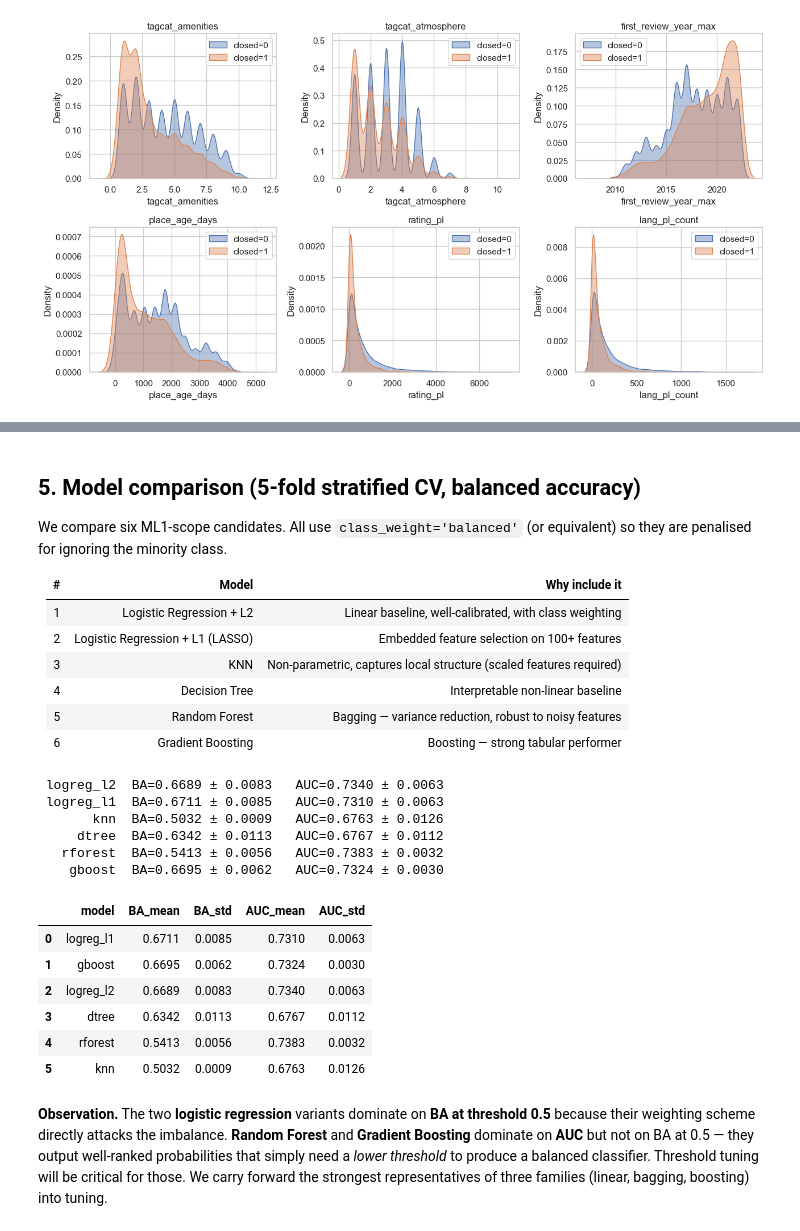
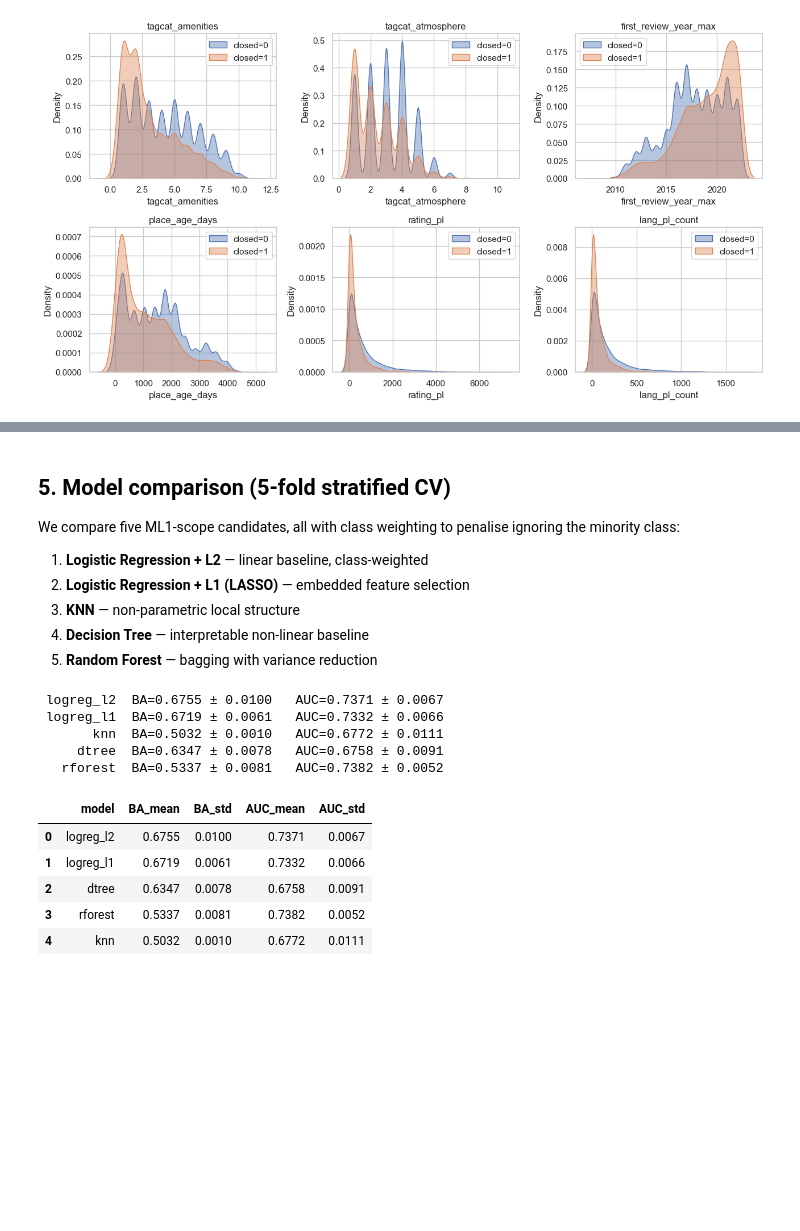
Before and after one commit to Osmi4/ml-restaurants-survival-classification, a Jupyter notebook: restaurant_survival.ipynb, the cells around one changed output, grey strips where cells are left out. Cells and saved outputs as stored; diff of their text form; code cells hidden in the pictures; blank space fills up the shorter version.

Commit message:
improve ba score

```diff
--- a/restaurant_survival.ipynb
+++ b/restaurant_survival.ipynb
@@ -302,78 +328,53 @@ train: (26636, 91) val: (6660, 91)
 # %% [markdown]
-## 5. Model comparison (5-fold stratified CV, balanced accuracy)
+## 5. Model comparison (5-fold stratified CV)
 
-We compare six ML1-scope candidates. All use `class_weight='balanced'` (or equivalent) so they are penalised for ignoring the minority class.
-
-| # | Model | Why include it |
-|---|---|---|
-| 1 | Logistic Regression + L2 | Linear baseline, well-calibrated, with class weighting |
-| 2 | Logistic Regression + L1 (LASSO) | Embedded feature selection on 100+ features |
-| 3 | KNN | Non-parametric, captures local structure (scaled features required) |
-| 4 | Decision Tree | Interpretable non-linear baseline |
-| 5 | Random Forest | Bagging — variance reduction, robust to noisy features |
-| 6 | Gradient Boosting | Boosting — strong tabular performer |
+We compare five ML1-scope candidates, all with class weighting to penalise ignoring the minority class:
+1. **Logistic Regression + L2** — linear baseline, class-weighted
+2. **Logistic Regression + L1 (LASSO)** — embedded feature selection
+3. **KNN** — non-parametric local structure
+4. **Decision Tree** — interpretable non-linear baseline
+5. **Random Forest** — bagging with variance reduction
 # %%
 candidates = {
     'logreg_l2': LogisticRegression(max_iter=3000, class_weight='balanced',
                                     C=1.0, solver='lbfgs', random_state=RNG),
     'logreg_l1': LogisticRegression(max_iter=3000, class_weight='balanced',
                                     penalty='l1', C=0.1, solver='liblinear', random_state=RNG),
     'knn':       KNeighborsClassifier(n_neighbors=25, weights='distance'),
     'dtree':     DecisionTreeClassifier(max_depth=8, min_samples_leaf=50,
                                         class_weight='balanced', random_state=RNG),
     'rforest':   RandomForestClassifier(n_estimators=500, min_samples_leaf=5,
                                         class_weight='balanced', n_jobs=-1, random_state=RNG),
-    'gboost':    GradientBoostingClassifier(n_estimators=300, max_depth=3,
-                                            learning_rate=0.05, random_state=RNG),
 }
 
 cv = StratifiedKFold(n_splits=5, shuffle=True, random_state=RNG)
 rows = []
 for name, est in candidates.items():
     pipe = Pipeline([('pre', preprocessor), ('clf', est)])
-    fit_params = {}
-    if name == 'gboost':
-        # GradientBoosting has no class_weight: pass sample_weight via fit_params
-        pos_w = (y_tr == 0).sum() / (y_tr == 1).sum()
-        sw = np.where(y_tr == 1, pos_w, 1.0)
-        fit_params = {'clf__sample_weight': sw}
-    ba  = cross_val_score(pipe, X_tr, y_tr, scoring='balanced_accuracy', cv=cv, n_jobs=-1,
-                          params=fit_params if fit_params else None) \
-          if hasattr(cross_val_score, '__defaults__') and False else None
-    # Use a manual CV loop to support sample_weight reliably
     bas, aucs = [], []
     for tr_idx, va_idx in cv.split(X_tr, y_tr):
         Xa, Xb = X_tr.iloc[tr_idx], X_tr.iloc[va_idx]
         ya, yb = y_tr.iloc[tr_idx], y_tr.iloc[va_idx]
-        if name == 'gboost':
-            pos_w = (ya == 0).sum() / (ya == 1).sum()
-            sw = np.where(ya == 1, pos_w, 1.0)
-            pipe.fit(Xa, ya, clf__sample_weight=sw)
-        else:
-            pipe.fit(Xa, ya)
+        pipe.fit(Xa, ya)
         p = pipe.predict_proba(Xb)[:, 1]
         bas.append(balanced_accuracy_score(yb, (p >= 0.5).astype(int)))
         aucs.append(roc_auc_score(yb, p))
     rows.append({'model': name,
                  'BA_mean': np.mean(bas), 'BA_std': np.std(bas),
                  'AUC_mean': np.mean(aucs), 'AUC_std': np.std(aucs)})
     print(f"{name:>10s}  BA={np.mean(bas):.4f} ± {np.std(bas):.4f}   AUC={np.mean(aucs):.4f} ± {np.std(aucs):.4f}")
 
 leaderboard = pd.DataFrame(rows).sort_values('BA_mean', ascending=False).reset_index(drop=True)
 leaderboard.round(4)
 # %% [output]
- logreg_l2  BA=0.6689 ± 0.0083   AUC=0.7340 ± 0.0063
- logreg_l1  BA=0.6711 ± 0.0085   AUC=0.7310 ± 0.0063
-       knn  BA=0.5032 ± 0.0009   AUC=0.6763 ± 0.0126
-     dtree  BA=0.6342 ± 0.0113   AUC=0.6767 ± 0.0112
-   rforest  BA=0.5413 ± 0.0056   AUC=0.7383 ± 0.0032
-    gboost  BA=0.6695 ± 0.0062   AUC=0.7324 ± 0.0030
+ logreg_l2  BA=0.6755 ± 0.0100   AUC=0.7371 ± 0.0067
+ logreg_l1  BA=0.6719 ± 0.0061   AUC=0.7332 ± 0.0066
+       knn  BA=0.5032 ± 0.0010   AUC=0.6772 ± 0.0111
+     dtree  BA=0.6347 ± 0.0078   AUC=0.6758 ± 0.0091
+   rforest  BA=0.5337 ± 0.0081   AUC=0.7382 ± 0.0052
 |  | model | BA_mean | BA_std | AUC_mean | AUC_std |
-| 0 | logreg_l1 | 0.6711 | 0.0085 | 0.7310 | 0.0063 |
-| 1 | gboost | 0.6695 | 0.0062 | 0.7324 | 0.0030 |
-| 2 | logreg_l2 | 0.6689 | 0.0083 | 0.7340 | 0.0063 |
-| 3 | dtree | 0.6342 | 0.0113 | 0.6767 | 0.0112 |
-| 4 | rforest | 0.5413 | 0.0056 | 0.7383 | 0.0032 |
-| 5 | knn | 0.5032 | 0.0009 | 0.6763 | 0.0126 |
+| 0 | logreg_l2 | 0.6755 | 0.0100 | 0.7371 | 0.0067 |
+| 1 | logreg_l1 | 0.6719 | 0.0061 | 0.7332 | 0.0066 |
+| 2 | dtree | 0.6347 | 0.0078 | 0.6758 | 0.0091 |
+| 3 | rforest | 0.5337 | 0.0081 | 0.7382 | 0.0052 |
+| 4 | knn | 0.5032 | 0.0010 | 0.6772 | 0.0111 |
-# %% [markdown]
-**Observation.** The two **logistic regression** variants dominate on **BA at threshold 0.5** because their weighting scheme directly attacks the imbalance. **Random Forest** and **Gradient Boosting** dominate on **AUC** but not on BA at 0.5 — they output well-ranked probabilities that simply need a *lower threshold* to produce a balanced classifier. Threshold tuning will be critical for those. We carry forward the strongest representatives of three families (linear, bagging, boosting) into tuning.
```
Also changed, not shown: parts of 35 cells of this notebook, 4 other files.
